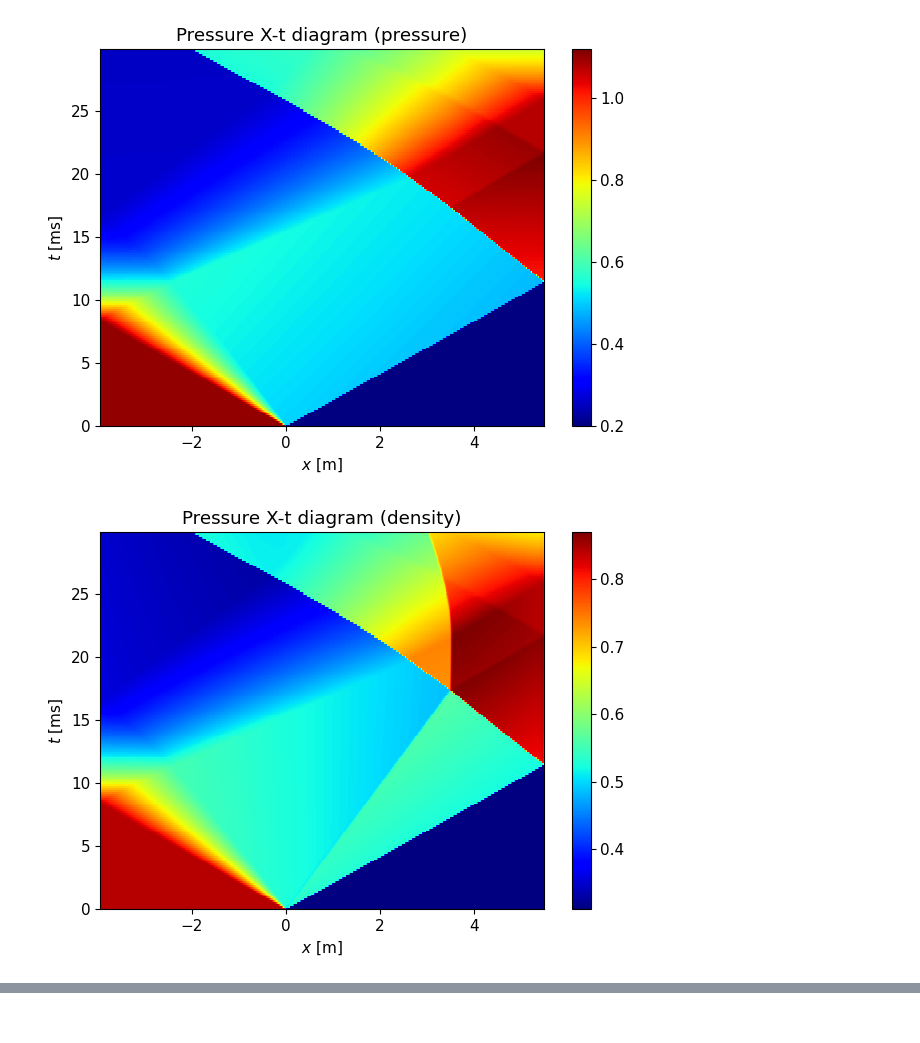
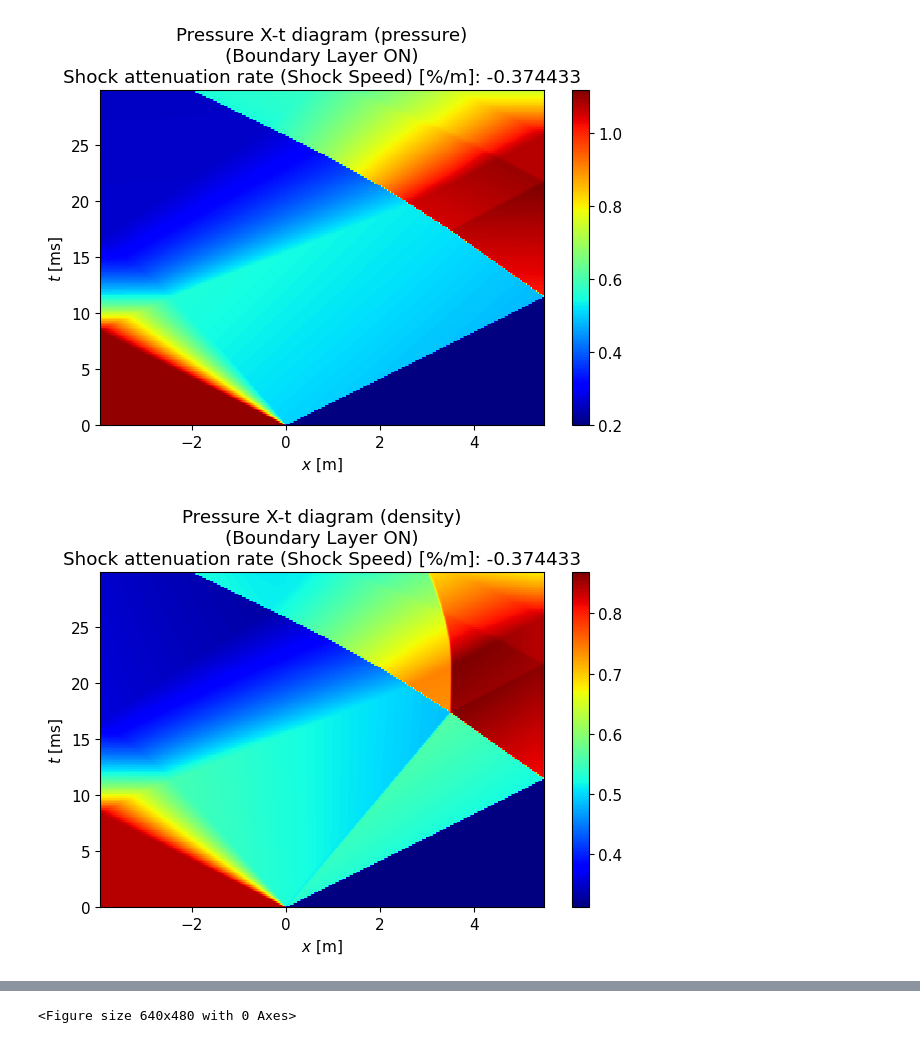
Before and after one commit to krainrpmt/StanShock_0.1.1_NIMT, a Jupyter notebook: examples/validation/SOD + BL Simulation.ipynb, the cells around one changed output, grey strips where cells are left out. Saved outputs shown, nothing was run; the diff lists cells and outputs as text; code cells hidden in the pictures.

```diff
--- a/examples/validation/SOD + BL Simulation.ipynb
+++ b/examples/validation/SOD + BL Simulation.ipynb
@@ -29,7 +29,10 @@ from matplotlib import pyplot as plt
 
 from StanShock.stanShock import stanShock
 
+%reset -f
+
 #PROJECT_DIR = Path(__file__).resolve().parents[2]
+FILE_DIR = Path.cwd()
 PROJECT_DIR = Path.cwd().parents[2]
 
 def _shock_metrics_from_probe(
@@ -98,7 +101,7 @@ def main(
     mech_filename_gas_1: str = "gri30_He.yaml",
     mech_filename_gas_4: str = "gri30_He.yaml",
     show_results: bool = True,
-    results_location: Optional[str] = None,
+    results_location: Optional[str] = FILE_DIR / "SOD + BL Simulation Output",
     t_final: float = 30e-3,
     n_x: int = 1000,
     cfl: float = 0.9,
@@ -319,15 +322,24 @@ def main(
 
     # X-t diagram for pressure
     ssbl.plotXTDiagram(ssbl.XTDiagrams["pressure"])
-    plt.title("Pressure X-t diagram (pressure)")
+    if Boundary_Layer_Model == True:
+        plt.title("Pressure X-t diagram (pressure)\n(Boundary Layer ON)\nShock attenuation rate (Shock Speed) [%%/m]: %.6f" % us_percent_attenuation_rate)
+    else:
+        plt.title("Pressure X-t diagram (pressure)\n(Boundary Layer OFF)")
     plt.tight_layout()
 
     ssbl.plotXTDiagram(ssbl.XTDiagrams["density"])
-    plt.title("Pressure X-t diagram (density)")
+    if Boundary_Layer_Model == True:
+        plt.title("Pressure X-t diagram (density)\n(Boundary Layer ON)\nShock attenuation rate (Shock Speed) [%%/m]: %.6f" % us_percent_attenuation_rate)
+    else:
+        plt.title("Pressure X-t diagram (density)\n(Boundary Layer OFF)")
     plt.tight_layout()
 
     ssbl.plotXTDiagram(ssbl.XTDiagrams["temperature"])
-    plt.title("Pressure X-t diagram (temperature)")
+    if Boundary_Layer_Model == True:
+        plt.title("Pressure X-t diagram (temperature)\n(Boundary Layer ON)\nShock attenuation rate (Shock Speed) [%%/m]: %.6f" % us_percent_attenuation_rate)
+    else:
+        plt.title("Pressure X-t diagram (temperature)\n(Boundary Layer OFF)")
     plt.tight_layout()
 
     if show_results:
@@ -337,6 +349,7 @@ def main(
         np.savez(
             os.path.join(results_location, "case1_attenuation.npz"),
             probe_locations=x_probe,
+            segment_locations=x_seg,
             probe_arrival_times=arrivals,
             probe_shock_pressures=shock_pressures,
             probe_attenuation=attenuation_values,
@@ -368,6 +381,7 @@ def main(
         "gas1": gas1,
         "gas4": gas4,
         "probe_locations": x_probe,
+        "segment_locations": x_seg,
         "probe_arrival_times": arrivals,
         "probe_shock_pressures": shock_pressures,
         "probe_attenuation": attenuation_values,
@@ -381,33 +395,33 @@ def main(
         "shock_speed_percent_attenuation_rate": us_percent_attenuation_rate,
         "shock_mach_segment": ms_seg,
         "shock_mach_attenuation_rate": ms_attenuation_rate,
         "shock_mach_attenuation_intercept": ms_intercept,
         "xt_time": np.array(ssbl.XTDiagrams["pressure"].t),
         "xt_x": np.array(ssbl.XTDiagrams["pressure"].x),
         "xt_pressure": np.array(ssbl.XTDiagrams["pressure"].variable),
     }
 
 
 if __name__ == "__main__":
-    main()
+    solver_output = main()
 # %% [output]
   gri30_He:
 
        temperature   296.15 K
           pressure   20000 Pa
            density   0.31087 kg/m^3
   mean mol. weight   38.274 kg/kmol
    phase of matter   gas
 
                           1 kg             1 kmol
                      ---------------   ---------------
           enthalpy             -1112            -42559  J
    internal energy            -65447       -2.5049e+06  J
 ... (78 lines left out)
  478.88446168 479.6750204  480.46402072 474.91351536 471.95440808]
 Shock-speed attenuation dU_s/dx [(m/s)/m]: -1.813522
 Percent speed-change attenuation (slope/intercept*100) [%/m]: -0.374433
 Mach attenuation dM_s/dx [1/m]: -0.004210
 [figure]
-[figure, old version]
+[figure, new version]
-[figure, old version]
+[figure, new version]
@@ -415 +429,2 @@ Mach attenuation dM_s/dx [1/m]: -0.004210
+<Figure size 640x480 with 0 Axes>
 # %%
```
Also changed, not shown: parts of 2 cells of this notebook.
